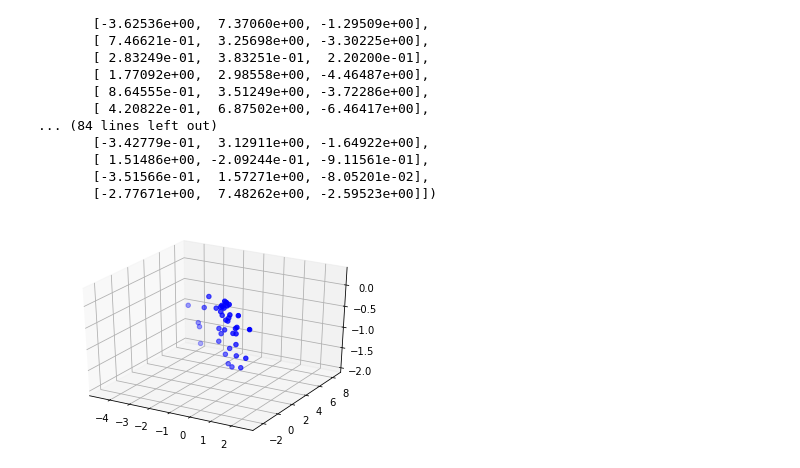
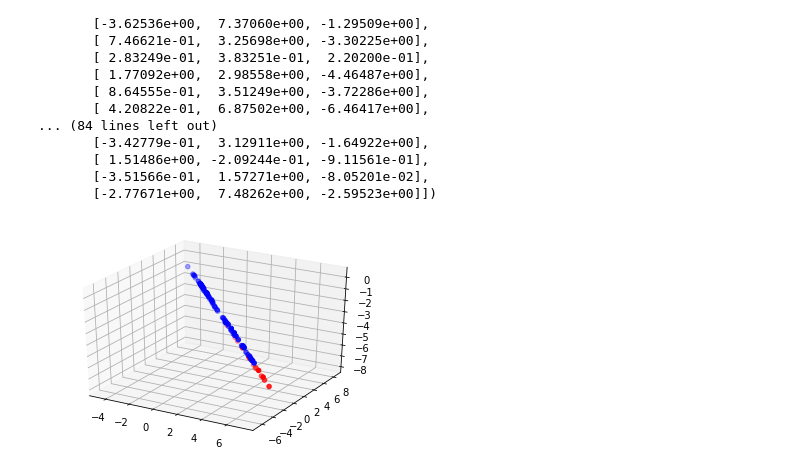
Before and after one commit to MostafaAhmed95/RAN_SAC, a Jupyter notebook: RANSAC_Implementation.ipynb, the cells around one changed output. Saved outputs shown, nothing was run; the diff lists cells and outputs as text; code cells hidden in the pictures.

```diff
--- a/RANSAC_Implementation.ipynb
+++ b/RANSAC_Implementation.ipynb
@@ -41,14 +41,20 @@ array([[ 7.31923e-01, -2.71781e-01,  2.47089e-01],
        [-3.51566e-01,  1.57271e+00, -8.05201e-02],
        [-2.77671e+00,  7.48262e+00, -2.59523e+00]])
 # %%
+#try different values
+#threshold values 1, 2, 3
 model_robust, inliers = ransac(ls, LineModelND, min_samples=2,
-                               residual_threshold=1, max_trials=1000)
+                               residual_threshold=3, max_trials=1000)
+# %%
+outliers = inliers == False
 # %%
 
 fig = plt.figure()
 ax = fig.add_subplot(111,projection='3d')
 ax.scatter(ls[inliers][:, 0], ls[inliers][:, 1], ls[inliers][:, 2], c='b',
            marker='o', label='Inlier data')
+ax.scatter(ls[outliers][:, 0], ls[outliers][:, 1], ls[outliers][:, 2], c='r',
+           marker='o', label='Outlier data')
 plt.show()
 # %% [output]
-[figure, old version]
+[figure, new version]
```
